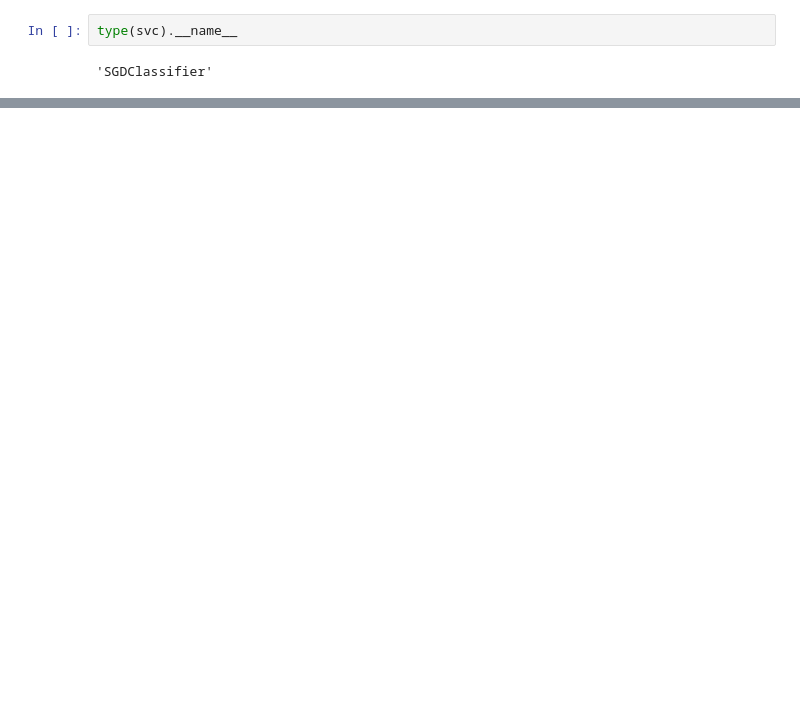
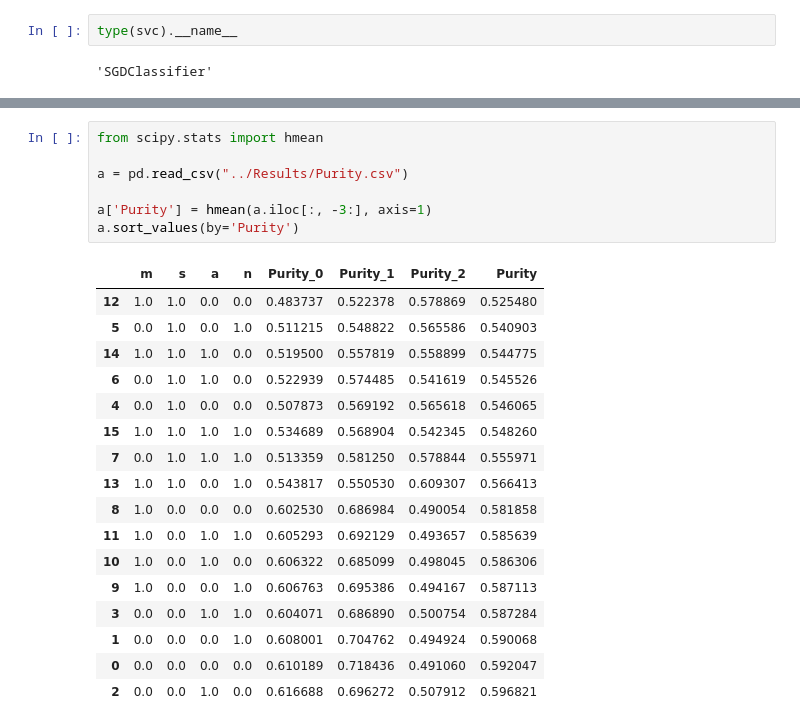
Before and after one commit to Wronsmin/ML_Project, a Jupyter notebook: src/prova.ipynb, the cells around one changed output, grey strips where cells are left out. Cells and saved outputs as stored; diff of their text form; blank space fills up the shorter version.

```diff
--- a/src/prova.ipynb
+++ b/src/prova.ipynb
@@ -249,0 +276,25 @@ type(model).__name__
+# %%
+from scipy.stats import hmean
+
+a = pd.read_csv("../Results/Purity.csv")
+
+a['Purity'] = hmean(a.iloc[:, -3:], axis=1)
+a.sort_values(by='Purity')
+# %% [output]
+|  | m | s | a | n | Purity_0 | Purity_1 | Purity_2 | Purity |
+| 12 | 1.0 | 1.0 | 0.0 | 0.0 | 0.483737 | 0.522378 | 0.578869 | 0.525480 |
+| 5 | 0.0 | 1.0 | 0.0 | 1.0 | 0.511215 | 0.548822 | 0.565586 | 0.540903 |
+| 14 | 1.0 | 1.0 | 1.0 | 0.0 | 0.519500 | 0.557819 | 0.558899 | 0.544775 |
+| 6 | 0.0 | 1.0 | 1.0 | 0.0 | 0.522939 | 0.574485 | 0.541619 | 0.545526 |
+| 4 | 0.0 | 1.0 | 0.0 | 0.0 | 0.507873 | 0.569192 | 0.565618 | 0.546065 |
+| 15 | 1.0 | 1.0 | 1.0 | 1.0 | 0.534689 | 0.568904 | 0.542345 | 0.548260 |
+| 7 | 0.0 | 1.0 | 1.0 | 1.0 | 0.513359 | 0.581250 | 0.578844 | 0.555971 |
+| 13 | 1.0 | 1.0 | 0.0 | 1.0 | 0.543817 | 0.550530 | 0.609307 | 0.566413 |
+| 8 | 1.0 | 0.0 | 0.0 | 0.0 | 0.602530 | 0.686984 | 0.490054 | 0.581858 |
+| 11 | 1.0 | 0.0 | 1.0 | 1.0 | 0.605293 | 0.692129 | 0.493657 | 0.585639 |
+| 10 | 1.0 | 0.0 | 1.0 | 0.0 | 0.606322 | 0.685099 | 0.498045 | 0.586306 |
+| 9 | 1.0 | 0.0 | 0.0 | 1.0 | 0.606763 | 0.695386 | 0.494167 | 0.587113 |
+| 3 | 0.0 | 0.0 | 1.0 | 1.0 | 0.604071 | 0.686890 | 0.500754 | 0.587284 |
+| 1 | 0.0 | 0.0 | 0.0 | 1.0 | 0.608001 | 0.704762 | 0.494924 | 0.590068 |
+| 0 | 0.0 | 0.0 | 0.0 | 0.0 | 0.610189 | 0.718436 | 0.491060 | 0.592047 |
+| 2 | 0.0 | 0.0 | 1.0 | 0.0 | 0.616688 | 0.696272 | 0.507912 | 0.596821 |
```
Also changed, not shown: parts of 19 cells of this notebook, 3 other files.
